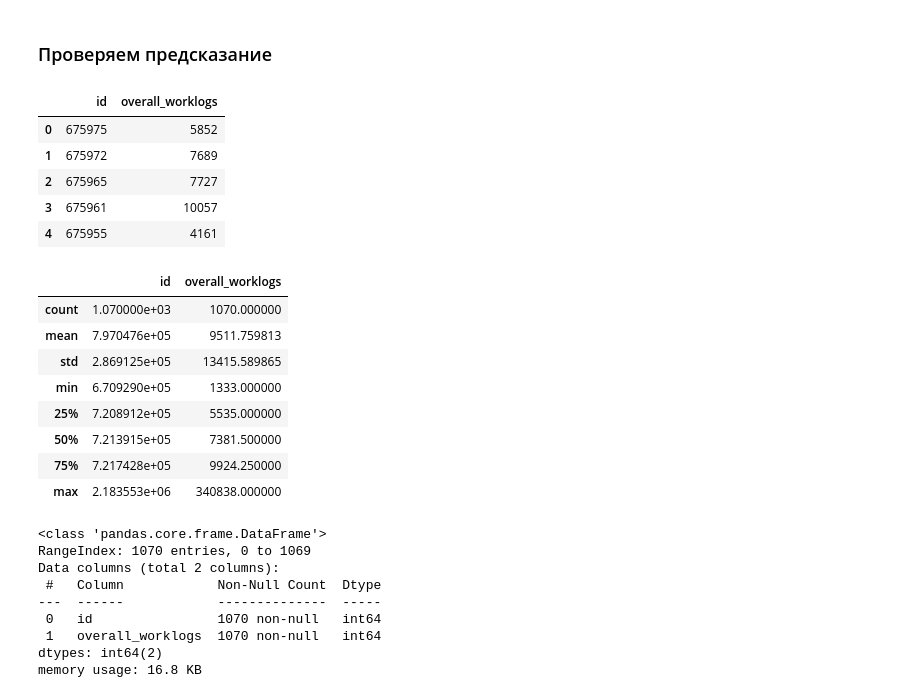
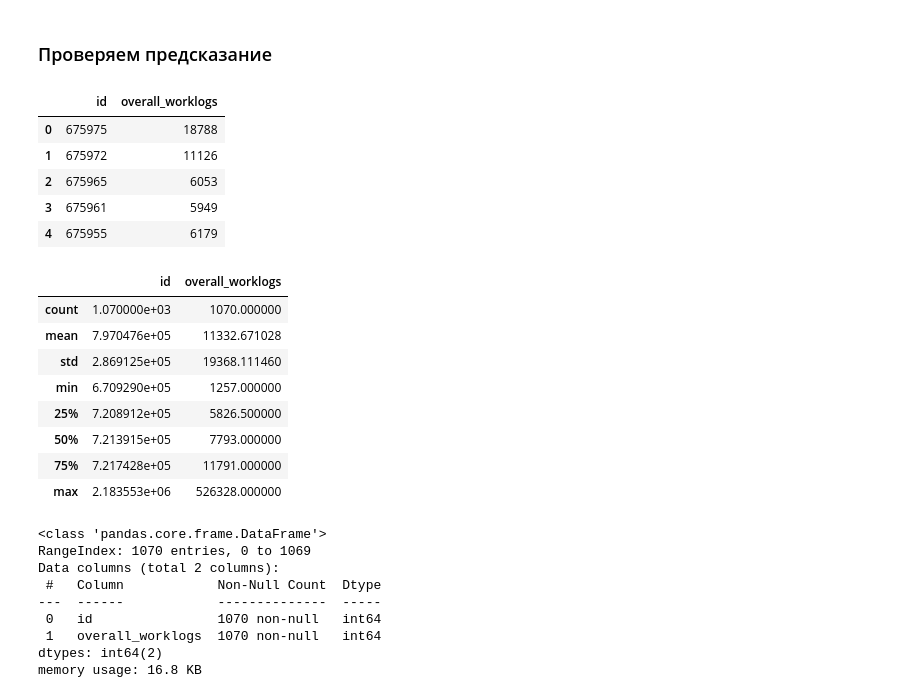
Before and after one commit to TayJen/hackathon_algu2022, a Jupyter notebook: H_ALGU_2022_Advance.ipynb, the cells around one changed output. Saved outputs shown, nothing was run; the diff lists cells and outputs as text; code cells hidden in the pictures.

Commit message:
fix test comms

```diff
--- a/H_ALGU_2022_Advance.ipynb
+++ b/H_ALGU_2022_Advance.ipynb
@@ -585,27 +612,27 @@ df_sample.to_csv('./solutions/d21_tfidf_comms.csv', index=False)
 # %% [markdown]
 ### Проверяем предсказание
 # %%
-df_solution = pd.read_csv('./solutions/d21_tfidf_comms.csv')
+df_solution = pd.read_csv('./solutions/d23_tfidf_comm_real.csv')
 df_solution.head()
 # %% [output]
 |  | id | overall_worklogs |
-| 0 | 675975 | 5852 |
-| 1 | 675972 | 7689 |
-| 2 | 675965 | 7727 |
-| 3 | 675961 | 10057 |
-| 4 | 675955 | 4161 |
+| 0 | 675975 | 18788 |
+| 1 | 675972 | 11126 |
+| 2 | 675965 | 6053 |
+| 3 | 675961 | 5949 |
+| 4 | 675955 | 6179 |
 # %%
 df_solution.describe()
 # %% [output]
 |  | id | overall_worklogs |
 | count | 1.070000e+03 | 1070.000000 |
-| mean | 7.970476e+05 | 9511.759813 |
-| std | 2.869125e+05 | 13415.589865 |
-| min | 6.709290e+05 | 1333.000000 |
-| 25% | 7.208912e+05 | 5535.000000 |
-| 50% | 7.213915e+05 | 7381.500000 |
-| 75% | 7.217428e+05 | 9924.250000 |
-| max | 2.183553e+06 | 340838.000000 |
+| mean | 7.970476e+05 | 11332.671028 |
+| std | 2.869125e+05 | 19368.111460 |
+| min | 6.709290e+05 | 1257.000000 |
+| 25% | 7.208912e+05 | 5826.500000 |
+| 50% | 7.213915e+05 | 7793.000000 |
+| 75% | 7.217428e+05 | 11791.000000 |
+| max | 2.183553e+06 | 526328.000000 |
 # %%
 df_solution.info()
 # %% [output]
```
Also changed, not shown: parts of 10 cells of this notebook.
